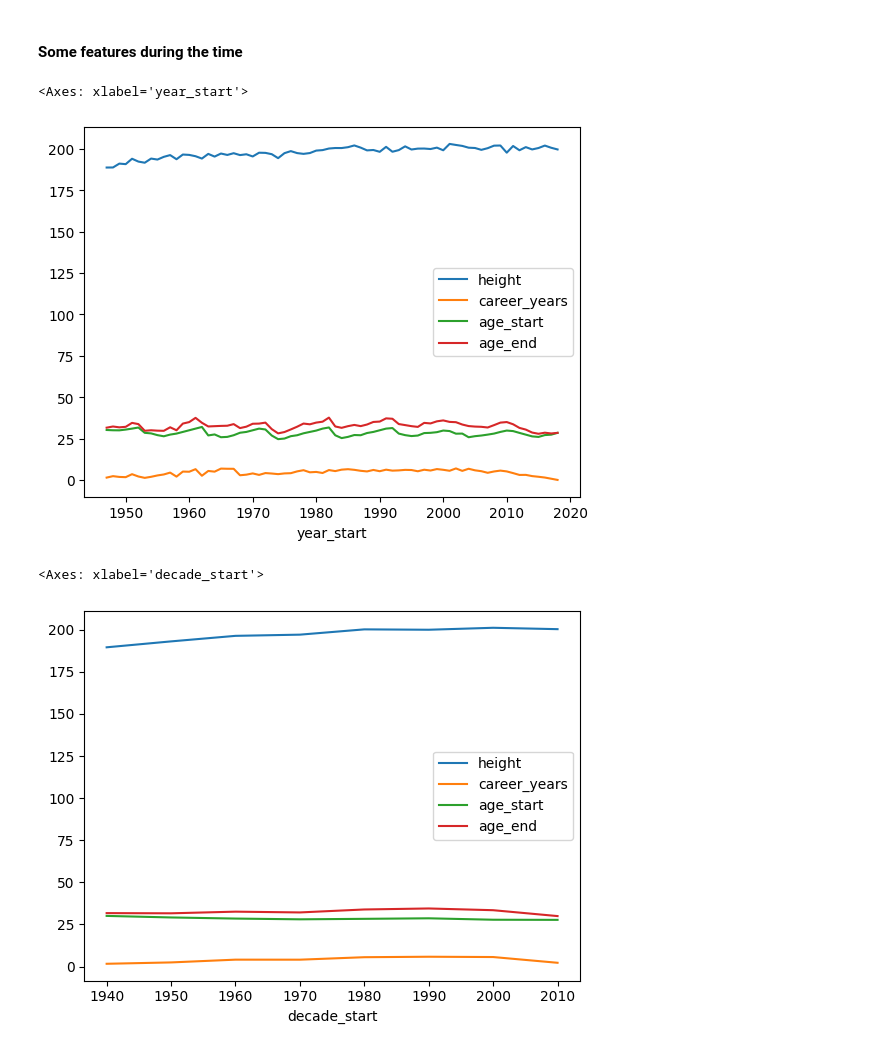
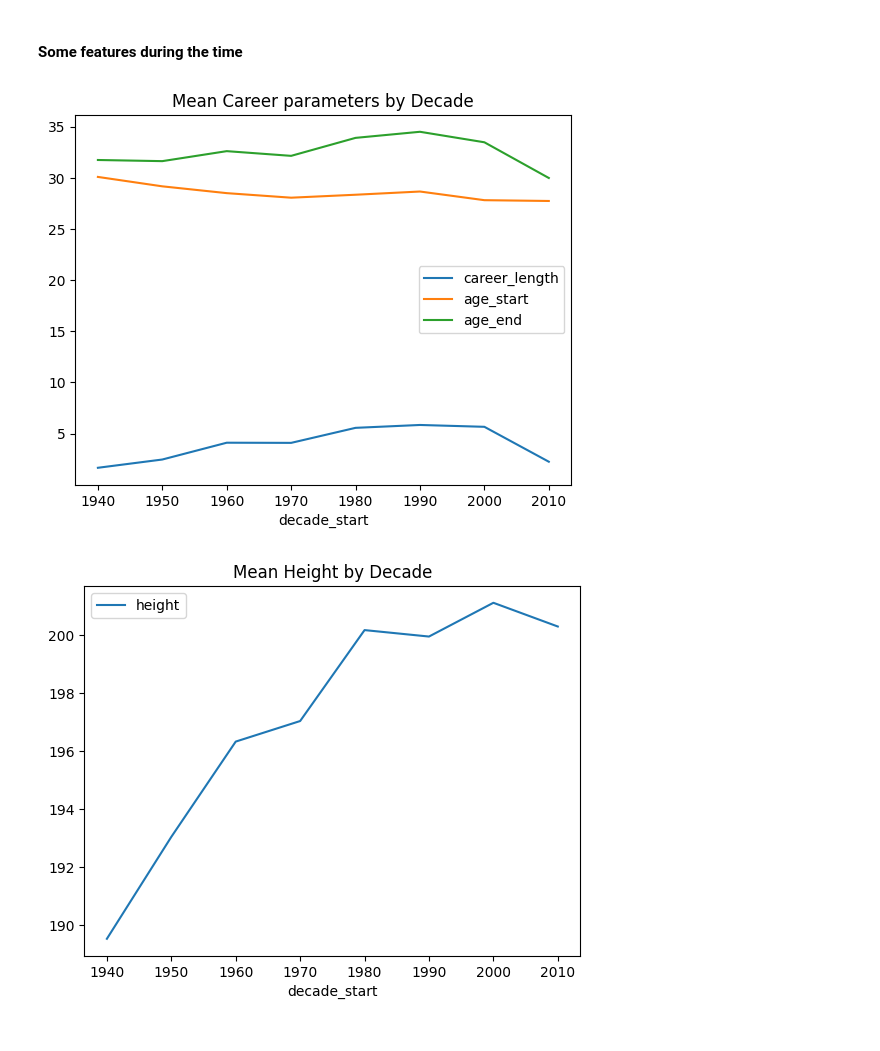
Before and after one commit to amediantsev/ml_course, a Jupyter notebook: src/notebooks/visualisation_hw.ipynb, the cells around one changed output. Saved outputs shown, nothing was run; the diff lists cells and outputs as text; code cells hidden in the pictures.

```diff
--- a/src/notebooks/visualisation_hw.ipynb
+++ b/src/notebooks/visualisation_hw.ipynb
@@ -42,9 +42,7 @@ players_data["height"] = players_data["height"].apply(
 # %% [markdown]
 Calculating the career properties - length, start age & end age
 # %%
-players_data["career_years"] = players_data.apply(
-    lambda player: player["year_end"] - player["year_start"], axis=1
-)
+players_data["career_length"] = players_data.apply(lambda player: player["year_end"] - player["year_start"], axis=1)
 # %%
 players_data["birth_date"].isna().sum() / players_data.shape[0]
 # %% [output]
@@ -78,13 +77,18 @@ players_data.head()
 # %% [markdown]
 #### Some features during the time
 # %%
-players_data.groupby("year_start").aggregate({"height": "mean", "career_years": "mean", "age_start": "mean", "age_end": "mean"}).plot(kind="line")
+career_parameters_changes = players_data.groupby("decade_start").aggregate(
+    {"career_length": "mean", "age_start": "mean", "age_end": "mean"}
+)
+career_parameters_changes.plot(kind="line")
+plt.title("Mean Career parameters by Decade")
+plt.show()
 # %% [output]
-<Axes: xlabel='year_start'>
-[figure, old version]
+[figure, new version]
 # %%
-players_data.groupby("decade_start").aggregate({"height": "mean", "career_years": "mean", "age_start": "mean", "age_end": "mean"}).plot(kind="line")
+players_data.groupby("decade_start").aggregate({"height": "mean"}).plot(kind="line")
+plt.title("Mean Height by Decade")
+plt.show()
 # %% [output]
-<Axes: xlabel='decade_start'>
-[figure, old version]
+[figure, new version]
 # %%
```
Also changed, not shown: parts of 6 cells of this notebook.
